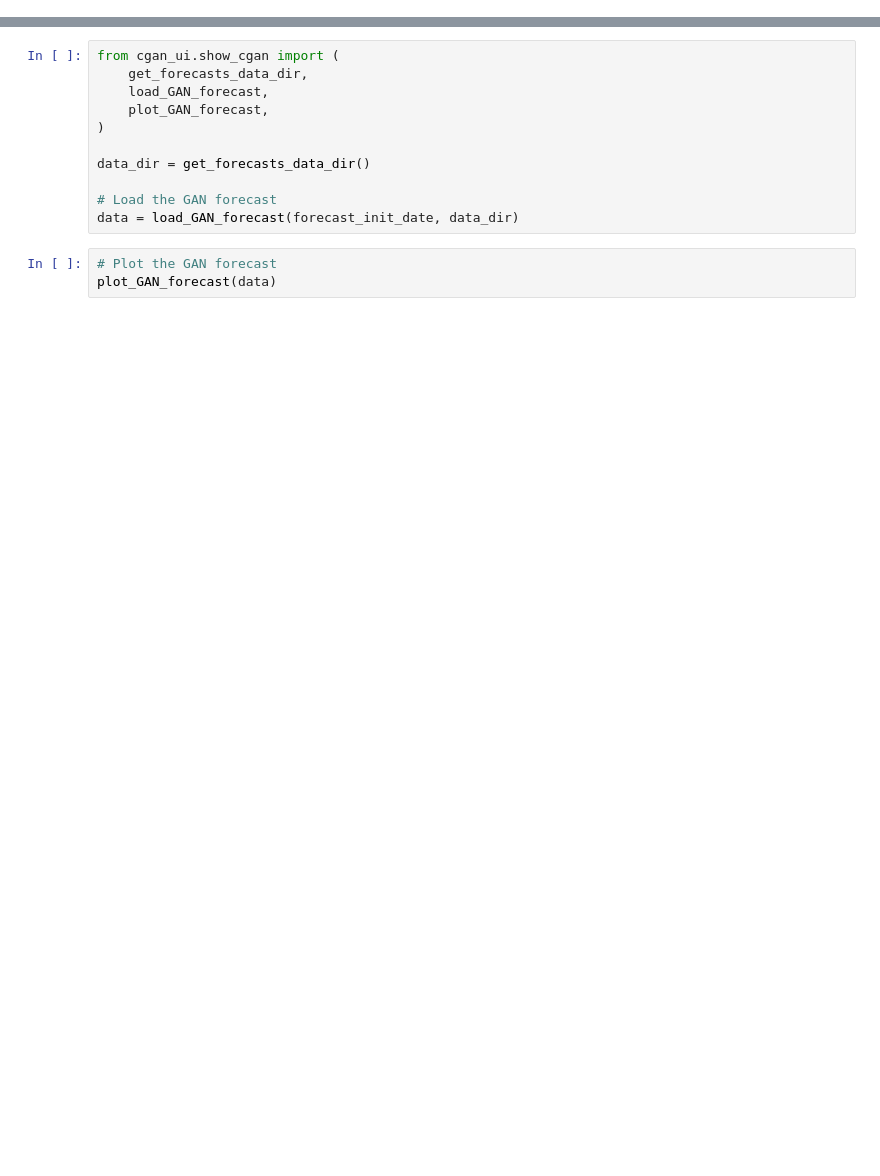
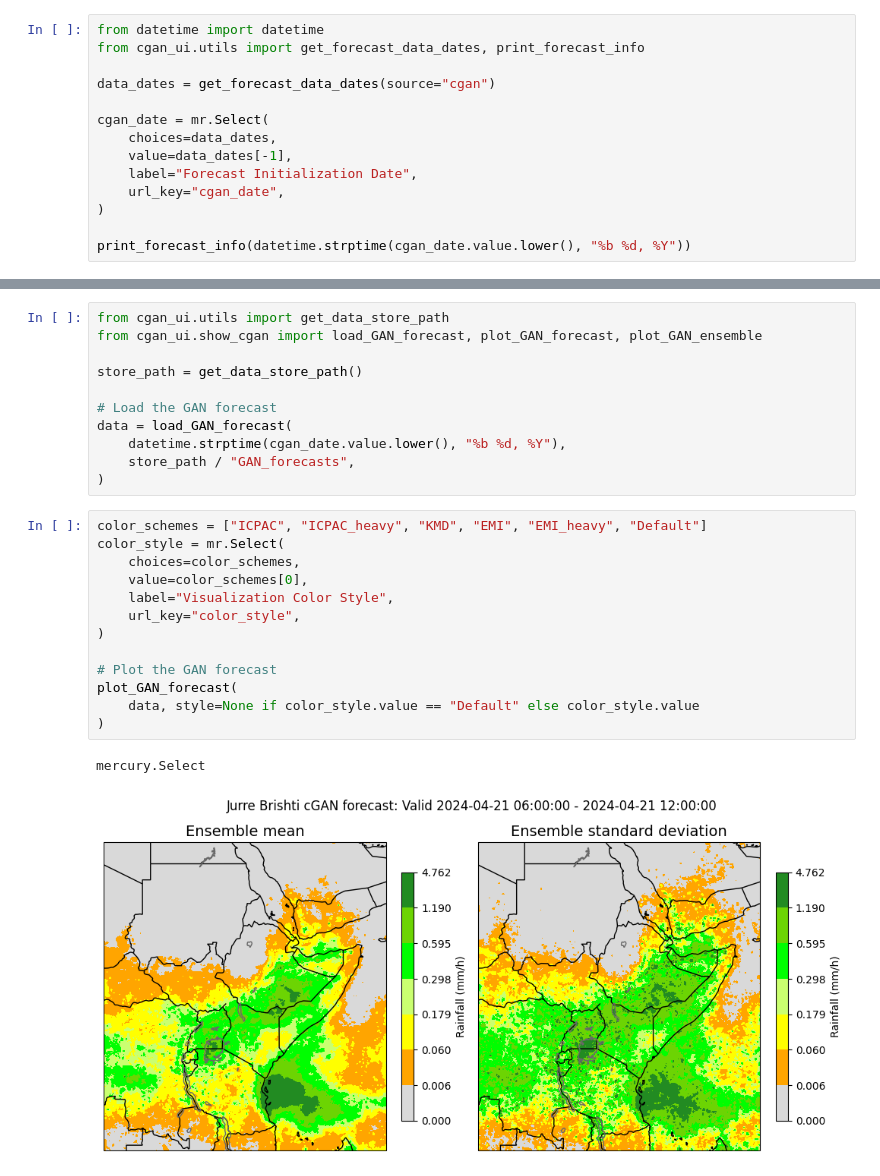
Before and after one commit to Fenwick-Cooper/show-forecasts, a Jupyter notebook: webapps/cgan-forecasts.ipynb, the cells around one changed output, grey strips where cells are left out. Drawn from its saved outputs; the diff is of its cells as text; blank space fills up the shorter version.

Commit message:
added cGAN forecasts visualization scripts

```diff
--- a/webapps/cgan-forecasts.ipynb
+++ b/webapps/cgan-forecasts.ipynb
@@ -22,0 +15,14 @@ forecast_init_date = datetime.strptime(data_dates[-1], "%b %d, %Y")
+# %%
+from datetime import datetime
+from cgan_ui.utils import get_forecast_data_dates, print_forecast_info
+
+data_dates = get_forecast_data_dates(source="cgan")
+
+cgan_date = mr.Select(
+    choices=data_dates,
+    value=data_dates[-1],
+    label="Forecast Initialization Date",
+    url_key="cgan_date",
+)
+
+print_forecast_info(datetime.strptime(cgan_date.value.lower(), "%b %d, %Y"))
@@ -23,14 +33,27 @@ forecast_init_date = datetime.strptime(data_dates[-1], "%b %d, %Y")
 # %%
-from cgan_ui.show_cgan import (
-    get_forecasts_data_dir,
-    load_GAN_forecast,
-    plot_GAN_forecast,
-)
+from cgan_ui.utils import get_data_store_path
+from cgan_ui.show_cgan import load_GAN_forecast, plot_GAN_forecast, plot_GAN_ensemble
 
-data_dir = get_forecasts_data_dir()
+store_path = get_data_store_path()
 
 # Load the GAN forecast
-data = load_GAN_forecast(forecast_init_date, data_dir)
+data = load_GAN_forecast(
+    datetime.strptime(cgan_date.value.lower(), "%b %d, %Y"),
+    store_path / "GAN_forecasts",
+)
-# %%
-# Plot the GAN forecast
-plot_GAN_forecast(data)
+# %%
+color_schemes = ["ICPAC", "ICPAC_heavy", "KMD", "EMI", "EMI_heavy", "Default"]
+color_style = mr.Select(
+    choices=color_schemes,
+    value=color_schemes[0],
+    label="Visualization Color Style",
+    url_key="color_style",
+)
+
+# Plot the GAN forecast
+plot_GAN_forecast(
+    data, style=None if color_style.value == "Default" else color_style.value
+)
+# %% [output]
+mercury.Select
+[figure, added]
```
Also changed, not shown: parts of 5 cells of this notebook, 3 other files.
